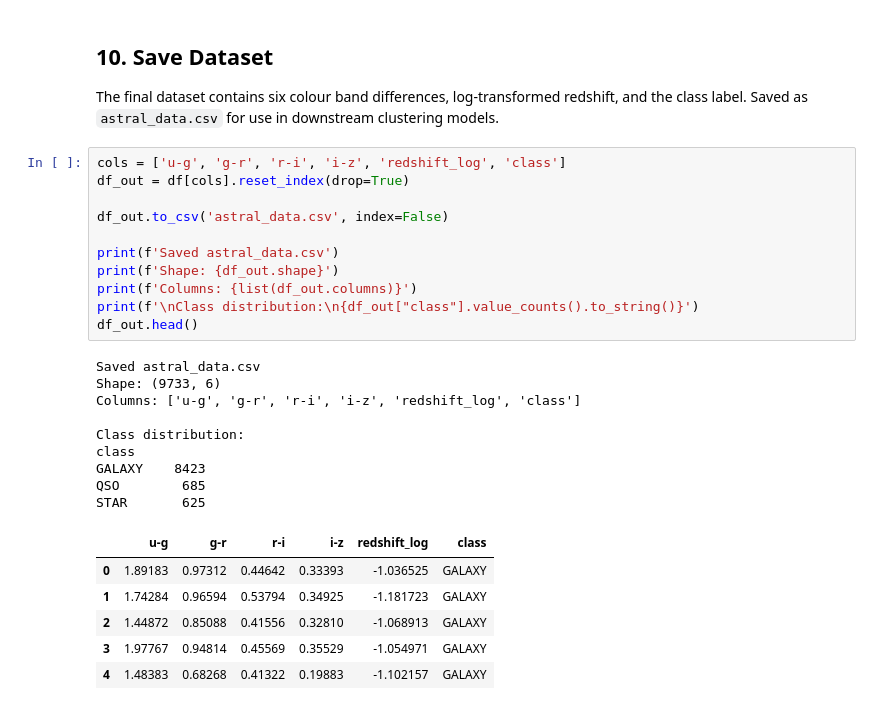
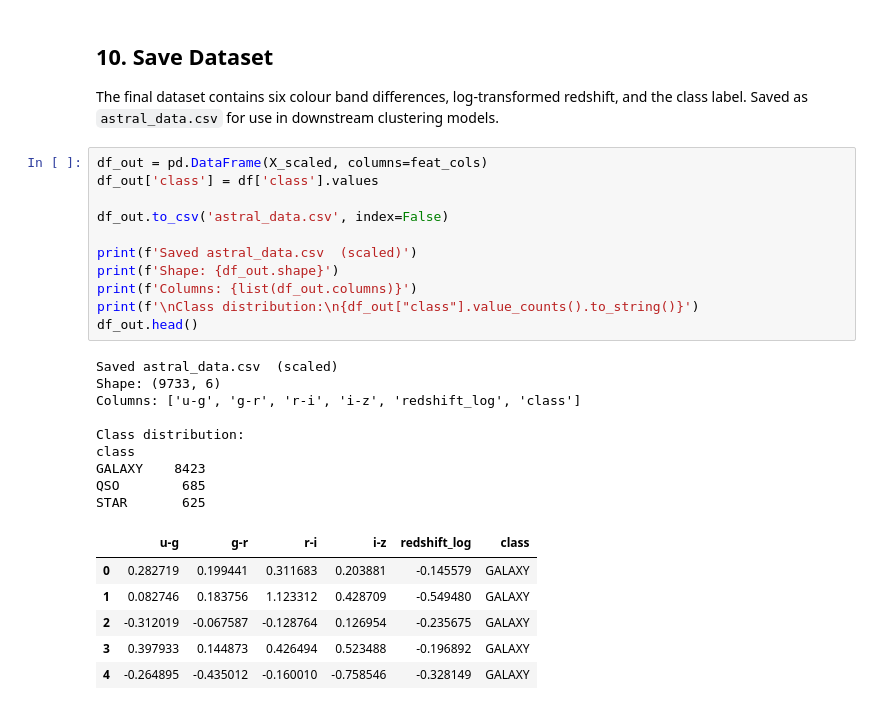
Before and after one commit to DaerenKim/IT1244-Astral-Sentiment-Analysis-Clustering, a Jupyter notebook: astral_eda.ipynb, the cells around one changed output. Drawn from its saved outputs; the diff is of its cells as text.

Commit message:
reuploaded EDA and astral_data

```diff
--- a/astral_eda.ipynb
+++ b/astral_eda.ipynb
@@ -363,29 +363,29 @@ redshift_log   -2.3969
 
 The final dataset contains six colour band differences, log-transformed redshift, and the class label. Saved as `astral_data.csv` for use in downstream clustering models.
 # %%
-cols = ['u-g', 'g-r', 'r-i', 'i-z', 'redshift_log', 'class']
-df_out = df[cols].reset_index(drop=True)
+df_out = pd.DataFrame(X_scaled, columns=feat_cols)
+df_out['class'] = df['class'].values
 
 df_out.to_csv('astral_data.csv', index=False)
 
-print(f'Saved astral_data.csv')
+print(f'Saved astral_data.csv  (scaled)')
 print(f'Shape: {df_out.shape}')
 print(f'Columns: {list(df_out.columns)}')
 print(f'\nClass distribution:\n{df_out["class"].value_counts().to_string()}')
 df_out.head()
 # %% [output]
-Saved astral_data.csv
+Saved astral_data.csv  (scaled)
 Shape: (9733, 6)
 Columns: ['u-g', 'g-r', 'r-i', 'i-z', 'redshift_log', 'class']
 
 Class distribution:
 class
 GALAXY    8423
 QSO        685
 STAR       625
 |  | u-g | g-r | r-i | i-z | redshift_log | class |
-| 0 | 1.89183 | 0.97312 | 0.44642 | 0.33393 | -1.036525 | GALAXY |
-| 1 | 1.74284 | 0.96594 | 0.53794 | 0.34925 | -1.181723 | GALAXY |
-| 2 | 1.44872 | 0.85088 | 0.41556 | 0.32810 | -1.068913 | GALAXY |
-| 3 | 1.97767 | 0.94814 | 0.45569 | 0.35529 | -1.054971 | GALAXY |
-| 4 | 1.48383 | 0.68268 | 0.41322 | 0.19883 | -1.102157 | GALAXY |
+| 0 | 0.282719 | 0.199441 | 0.311683 | 0.203881 | -0.145579 | GALAXY |
+| 1 | 0.082746 | 0.183756 | 1.123312 | 0.428709 | -0.549480 | GALAXY |
+| 2 | -0.312019 | -0.067587 | -0.128764 | 0.126954 | -0.235675 | GALAXY |
+| 3 | 0.397933 | 0.144873 | 0.426494 | 0.523488 | -0.196892 | GALAXY |
+| 4 | -0.264895 | -0.435012 | -0.160010 | -0.758546 | -0.328149 | GALAXY |
```
Also changed, not shown: parts of 1 cell of this notebook, 5 other files.
